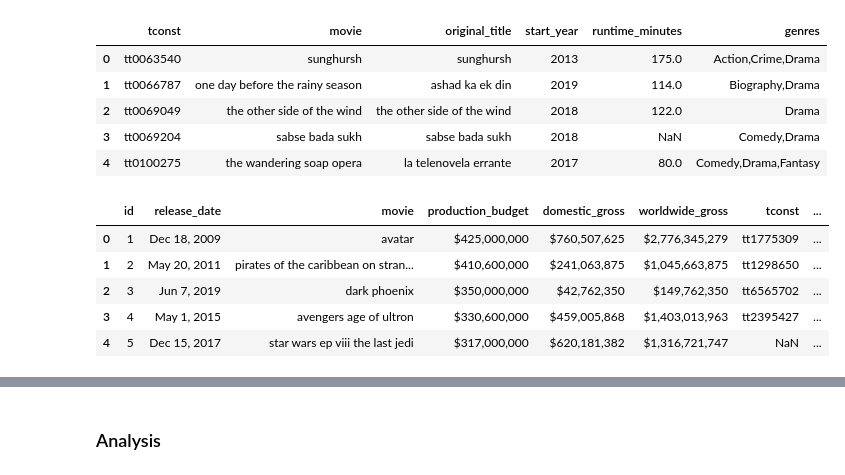
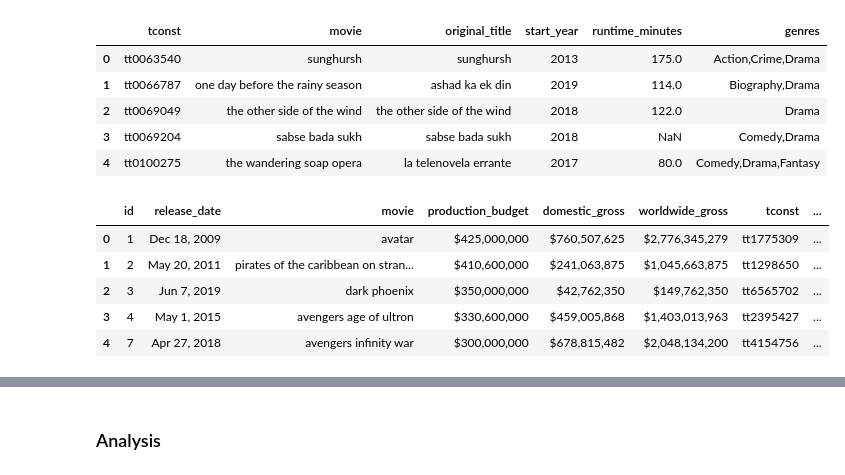
Before and after one commit to AustinTowery/Box-Office-Movies-Analysis, a Jupyter notebook: student.ipynb, the cells around one changed output, grey strips where cells are left out. Saved outputs shown, nothing was run; the diff lists cells and outputs as text; code cells hidden in the pictures.

```diff
--- a/student.ipynb
+++ b/student.ipynb
@@ -781,12 +781,12 @@ df_to_merge.head()
 | 4 | tt0100275 | the wandering soap opera | la telenovela errante | 2017 | 80.0 | Comedy,Drama,Fantasy |
 # %%
 # merge data frames on column 'movie'
-df_genre_grosses_merged = df_genre_grosses.merge(df_to_merge, how='left', on='movie')
+df_genre_grosses_merged = df_genre_grosses.merge(df_to_merge, how='inner', on='movie')
 df_genre_grosses_merged.head()
 # %% [output]
 |  | id | release_date | movie | production_budget | domestic_gross | worldwide_gross | tconst | ... |
 | 0 | 1 | Dec 18, 2009 | avatar | $425,000,000 | $760,507,625 | $2,776,345,279 | tt1775309 | ... |
 | 1 | 2 | May 20, 2011 | pirates of the caribbean on stran... | $410,600,000 | $241,063,875 | $1,045,663,875 | tt1298650 | ... |
 | 2 | 3 | Jun 7, 2019 | dark phoenix | $350,000,000 | $42,762,350 | $149,762,350 | tt6565702 | ... |
 | 3 | 4 | May 1, 2015 | avengers age of ultron | $330,600,000 | $459,005,868 | $1,403,013,963 | tt2395427 | ... |
-| 4 | 5 | Dec 15, 2017 | star wars ep viii the last jedi | $317,000,000 | $620,181,382 | $1,316,721,747 | NaN | ... |
+| 4 | 7 | Apr 27, 2018 | avengers infinity war | $300,000,000 | $678,815,482 | $2,048,134,200 | tt4154756 | ... |
```
Also changed, not shown: parts of 34 cells of this notebook.
